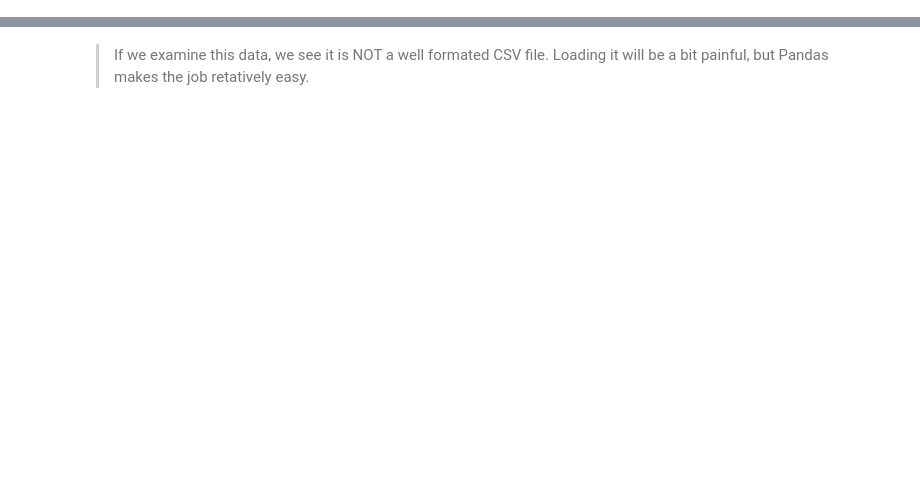
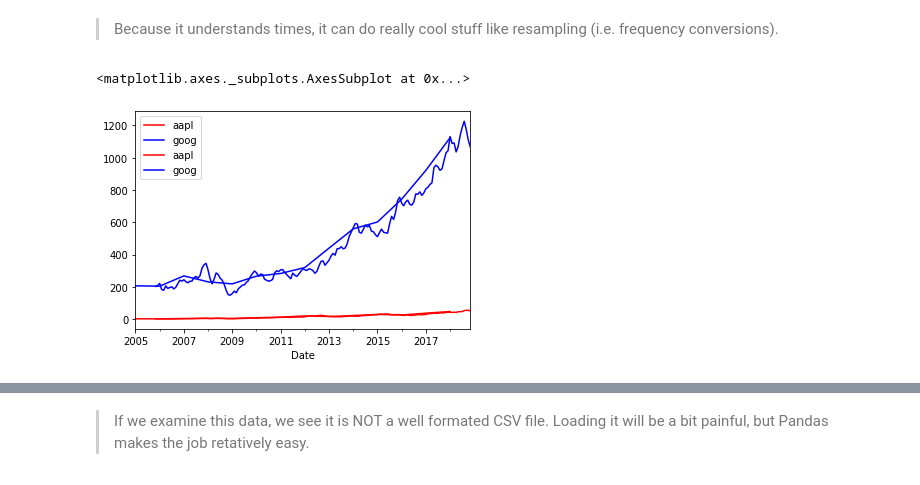
Before and after one commit to shanicetbailey/cig, a Jupyter notebook: Lesson_6_Data_Analysis.ipynb, the cells around one changed output, grey strips where cells are left out. Cells and saved outputs as stored; diff of their text form; code cells hidden in the pictures; blank space fills up the shorter version.

```diff
--- a/Lesson_6_Data_Analysis.ipynb
+++ b/Lesson_6_Data_Analysis.ipynb
@@ -35,0 +136,12 @@ goog.head()
+# %% [markdown]
+> Because it understands times, it can do really cool stuff like resampling (i.e. frequency conversions).
+# %%
+# resample by taking the mean over each month
+
+fig, ax = plt.subplots()
+stocks.resample('MS').mean().plot(ax=ax, color=['r', 'b'])
+# and each year
+stocks.resample('AS').mean().plot(ax=ax, color=['r', 'b'])
+# %% [output]
+<matplotlib.axes._subplots.AxesSubplot at 0x...>
+[figure, added]
```
Also changed, not shown: parts of 44 cells of this notebook.
